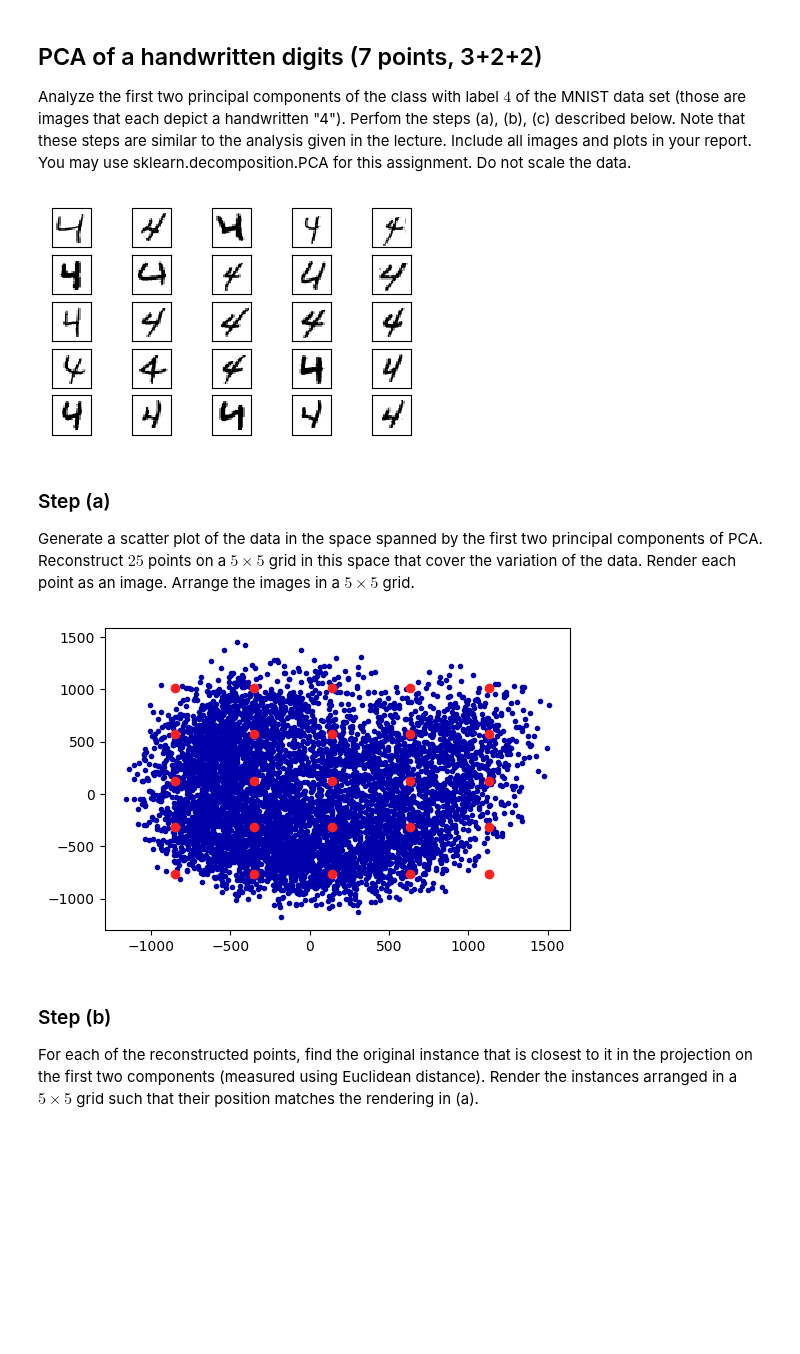
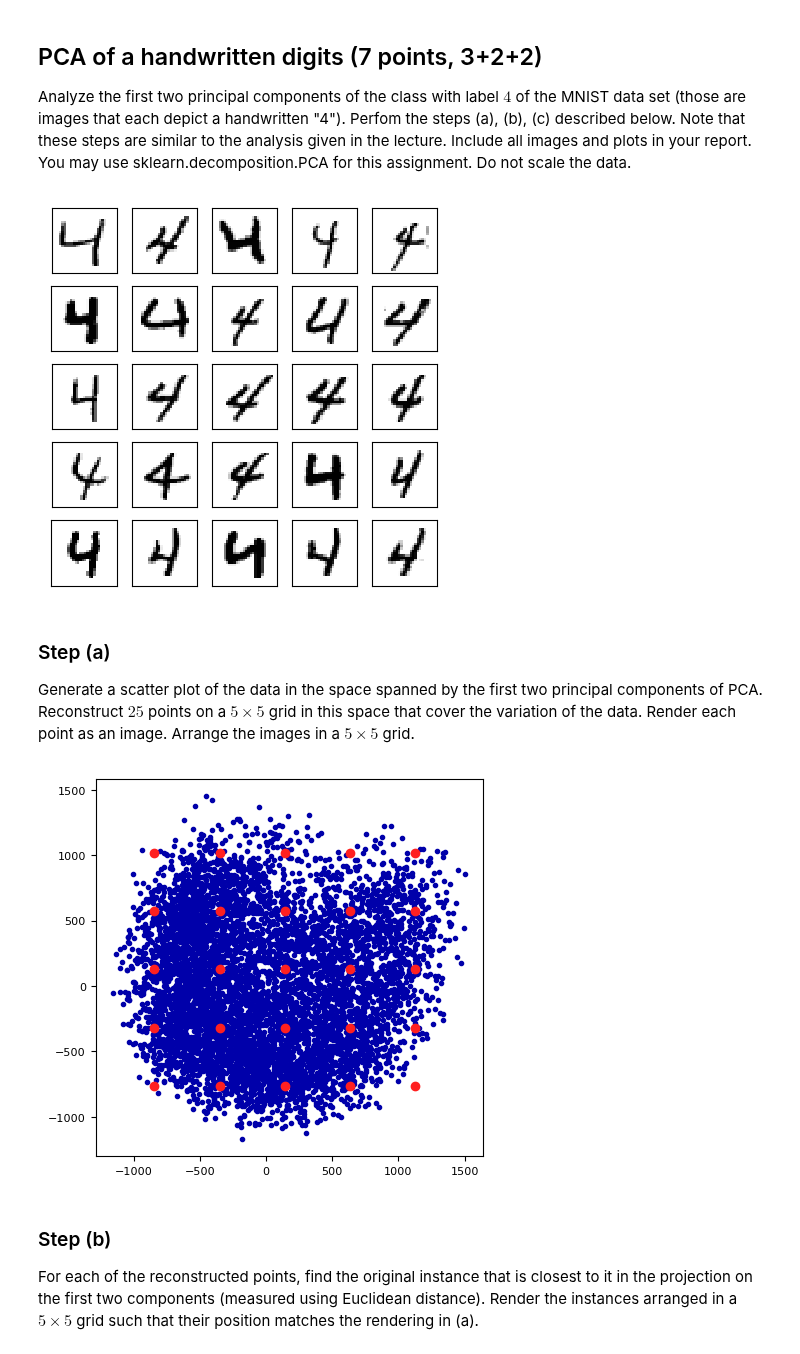
Before and after one commit to e-dorigatti/ML-course, a Jupyter notebook: assignment3-solution.ipynb, the cells around one changed output. Cells and saved outputs as stored; diff of their text form; code cells hidden in the pictures; blank space fills up the shorter version.

```diff
--- a/assignment3-solution.ipynb
+++ b/assignment3-solution.ipynb
@@ -94,27 +94,28 @@ Analyze the first two principal components of the class with label $4$ of the MN
 # %%
 def plot_digit(digit):
     pixels = np.array(digit, dtype='float').reshape((28, 28))
     return plt.imshow(pixels, cmap='gray_r')
 
 
 def buildFigure5x5(fig, subfiglist):
     for i, digit in enumerate(subfiglist):
         a = fig.add_subplot(5, 5, i + 1)
         plot_digit(subfiglist[i])
         a.axes.get_xaxis().set_visible(False)
         a.axes.get_yaxis().set_visible(False)
 
 digit_4 = X[y == 4]
-buildFigure5x5(plt.figure(1), digit_4[:25])
+buildFigure5x5(plt.figure(figsize=(5, 5)), digit_4[:25])
 plt.show()
 # %% [output]
-[figure, old version]
+[figure, new version]
 # %% [markdown]
 ### Step (a)
  Generate a scatter plot of the data in the space spanned by the first two principal components of PCA. Reconstruct $25$ points on a $5 \times 5$ grid in this space that cover the variation of the data. Render each point as an image. Arrange the images in a $5 \times 5$ grid.
 # %%
 pts = PCA(n_components=2).fit_transform(digit_4)
 
+plt.figure(figsize=(5, 5))
 plt.scatter(*pts.T, marker='.');
 
 stdx1, stdx2 = np.std(pts.T, axis=1)
@@ -131,7 +132,7 @@ plt.scatter(*grid.T, marker='o');
 
 plt.show();
 # %% [output]
-[figure, old version]
+[figure, new version]
 # %% [markdown]
 ### Step (b)
 For each of the reconstructed points, find the original instance that is closest to it in the projection on the first two components (measured using Euclidean distance). Render the instances arranged in a $5 \times 5$ grid such that their position matches the rendering in (a).
```
Also changed, not shown: parts of 3 cells of this notebook.
